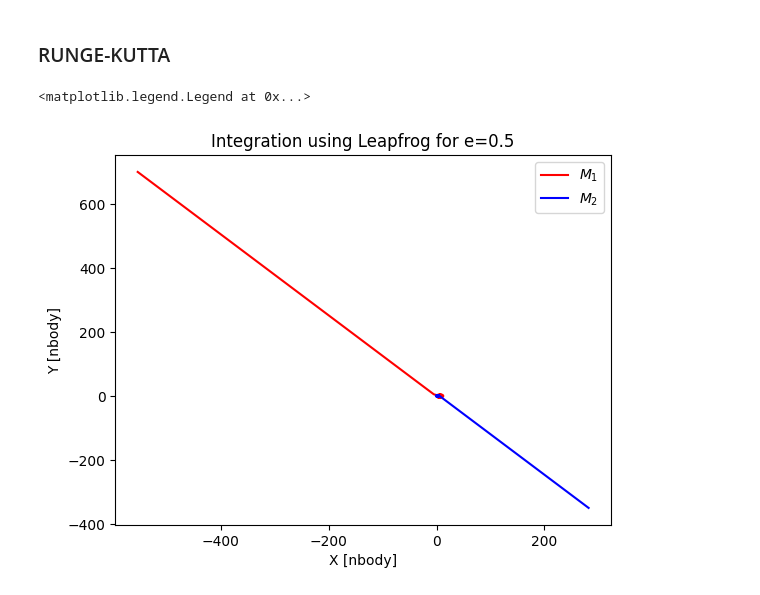
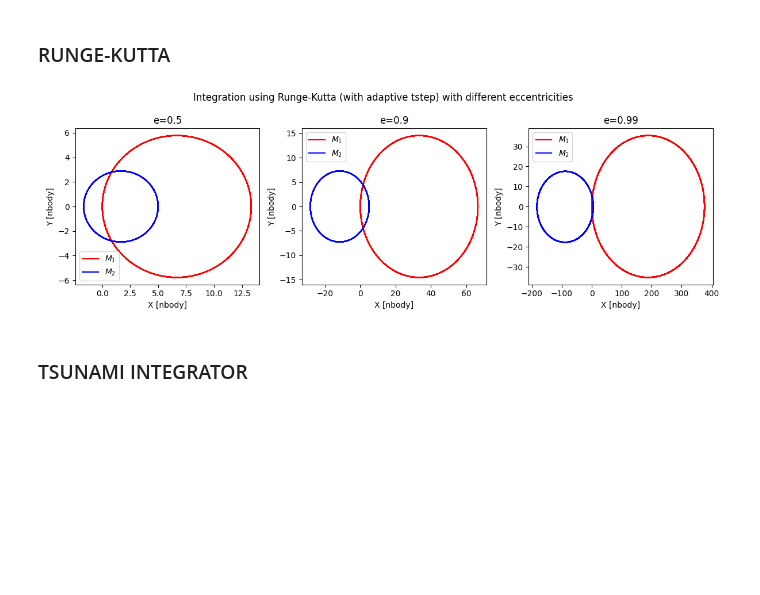
Before and after one commit to giadaaggio/compastro_23, a Jupyter notebook: Fireworks/assignment3/eccentric_orbit_tsunami.ipynb, the cells around one changed output. Saved outputs shown, nothing was run; the diff lists cells and outputs as text; code cells hidden in the pictures; blank space fills up the shorter version.

```diff
--- a/Fireworks/assignment3/eccentric_orbit_tsunami.ipynb
+++ b/Fireworks/assignment3/eccentric_orbit_tsunami.ipynb
@@ -211,9 +278,9 @@ plt.legend()
 # %% [markdown]
 ### RUNGE-KUTTA
 # %%
-part_1_rungekutta_tsunami = part_1.copy()
-part_2_rungekutta_tsunami = part_2.copy()
-part_3_rungekutta_tsunami = part_3.copy()
+part_1_rungekutta_adaptive = part_1.copy()
+part_2_rungekutta_adaptive = part_2.copy()
+part_3_rungekutta_adaptive = part_3.copy()
 # %%
 def integration_rungekutta_adaptive(part, h, tsimulation, t, N):
     path_1 = []
@@ -235,7 +302,7 @@ def integration_rungekutta_adaptive(part, h, tsimulation, t, N):
             Ekin_rungekutta.append(Ekin_n)
             Epot_rungekutta.append(Epot_n)
 
-        ts_1 = adaptive_timestep_r(part)
+        ts_1, _, _ = adaptive_timestep_r(part)
         h = ts_1
         time.append(h)
         t += h
@@ -259,11 +323,49 @@ path1_leapfrog_1_tsunami, path2_leapfrog_1_tsunami, Etot_leapfrog_1_tsunami, Eki
-# %%
-#plt.subplot(1,3,1)
-plt.title('Integration using Leapfrog for e=0.5')
-plt.plot(path1_leapfrog_1_tsunami[:,0], path1_leapfrog_1_tsunami[:,1], label=f'$M_1$', color='red')
-plt.plot(path2_leapfrog_1_tsunami[:,0], path2_leapfrog_1_tsunami[:,1], label=f'$M_2$', color='blue')
-plt.xlabel('X [nbody]')
-plt.ylabel('Y [nbody]')
-plt.legend()
-# %% [output]
-<matplotlib.legend.Legend at 0x...>
-[figure, removed]
+# %%
+# e = 0.5
+path1_rungekutta_1_adaptive, path2_rungekutta_1_adaptive, Etot_rungekutta_1_adaptive, Ekin_rungekutta_1_adaptive, Epot_rungekutta_1_adaptive, time_rungekutta_1_adaptive, time2_rungekutta_1_adaptive = integration_rungekutta_adaptive(part_1_rungekutta_adaptive,
+                                                                                                                                                                                                                                h_1, tsimulation_1, t, N)
+
+# e = 0.9
+path1_rungekutta_2_adaptive, path2_rungekutta_2_adaptive, Etot_rungekutta_2_adaptive, Ekin_rungekutta_2_adaptive, Epot_rungekutta_2_adaptive, time_rungekutta_2_adaptive, time2_rungekutta_2_adaptive = integration_rungekutta_adaptive(part_2_rungekutta_adaptive,
+                                                                                                                                                                                                                                h_2, tsimulation_2, t, N)
+
+# e = 0.99
+path1_rungekutta_3_adaptive, path2_rungekutta_3_adaptive, Etot_rungekutta_3_adaptive, Ekin_rungekutta_3_adaptive, Epot_rungekutta_3_adaptive, time_rungekutta_3_adaptive, time2_rungekutta_3_adaptive = integration_rungekutta_adaptive(part_3_rungekutta_adaptive,
+                                                                                                                                                                                                                                h_3, tsimulation_3, t, N)
+# %%
+plt.figure(figsize=(12,4))
+
+plt.suptitle('Integration using Runge-Kutta (with adaptive tstep) with different eccentricities')
+
+#e=0.5
+plt.subplot(1,3,1)
+plt.title('e=0.5')
+plt.plot(path1_rungekutta_1_adaptive[:,0], path1_rungekutta_1_adaptive[:,1], label=f'$M_1$', color='red')
+plt.plot(path2_rungekutta_1_adaptive[:,0], path2_rungekutta_1_adaptive[:,1], label=f'$M_2$', color='blue')
+plt.xlabel('X [nbody]')
+plt.ylabel('Y [nbody]')
+plt.legend()
+
+#e=0.9
+plt.subplot(1,3,2)
+plt.title('e=0.9')
+plt.plot(path1_rungekutta_2_adaptive[:,0], path1_rungekutta_2_adaptive[:,1], label=f'$M_1$', color='red')
+plt.plot(path2_rungekutta_2_adaptive[:,0], path2_rungekutta_2_adaptive[:,1], label=f'$M_2$', color='blue')
+plt.xlabel('X [nbody]')
+plt.ylabel('Y [nbody]')
+plt.legend()
+
+#e=0.99
+plt.subplot(1,3,3)
+plt.title('e=0.99')
+plt.plot(path1_rungekutta_3_adaptive[:,0], path1_rungekutta_3_adaptive[:,1], label=f'$M_1$', color='red')
+plt.plot(path2_rungekutta_3_adaptive[:,0], path2_rungekutta_3_adaptive[:,1], label=f'$M_2$', color='blue')
+plt.xlabel('X [nbody]')
+plt.ylabel('Y [nbody]')
+plt.legend()
+
+plt.tight_layout()
+# %% [output]
+[figure, added]
+# %% [markdown]
+### TSUNAMI INTEGRATOR
```
Also changed, not shown: parts of 20 cells of this notebook, 2 other files.
